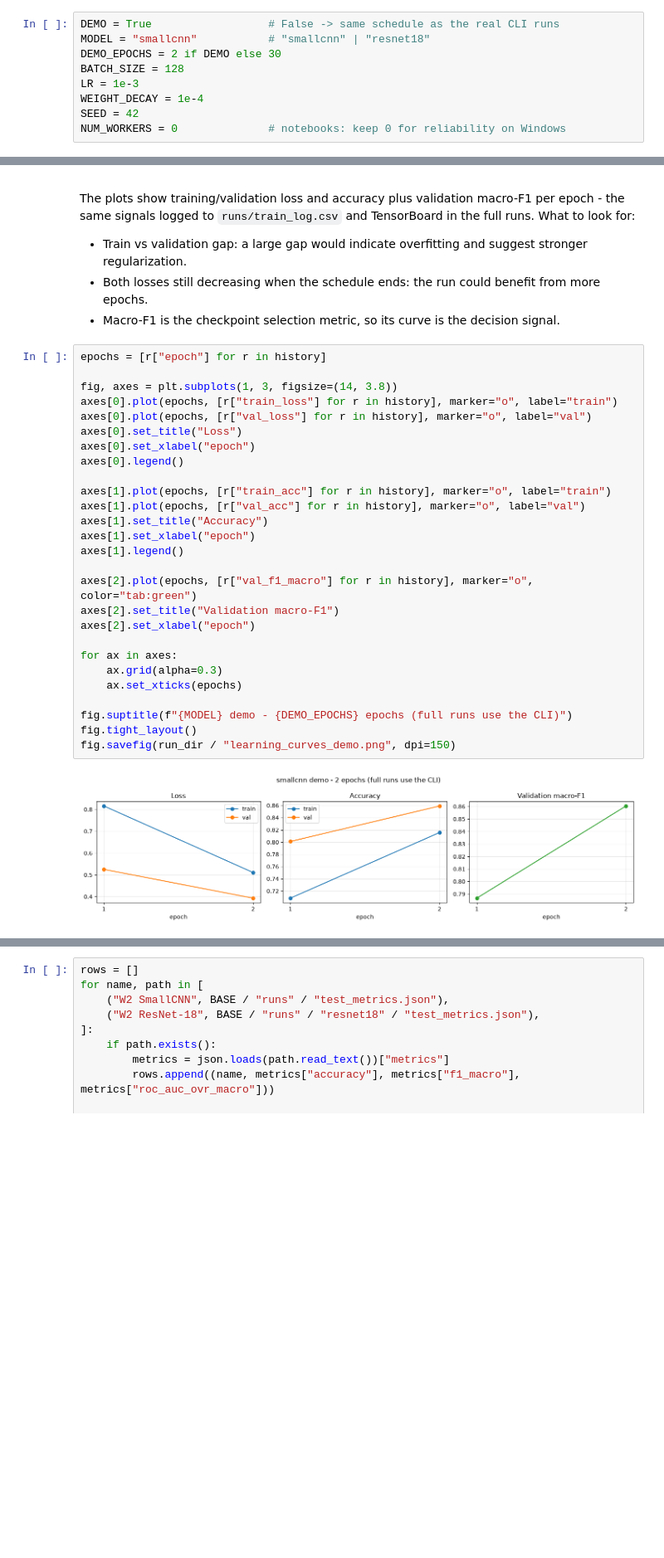
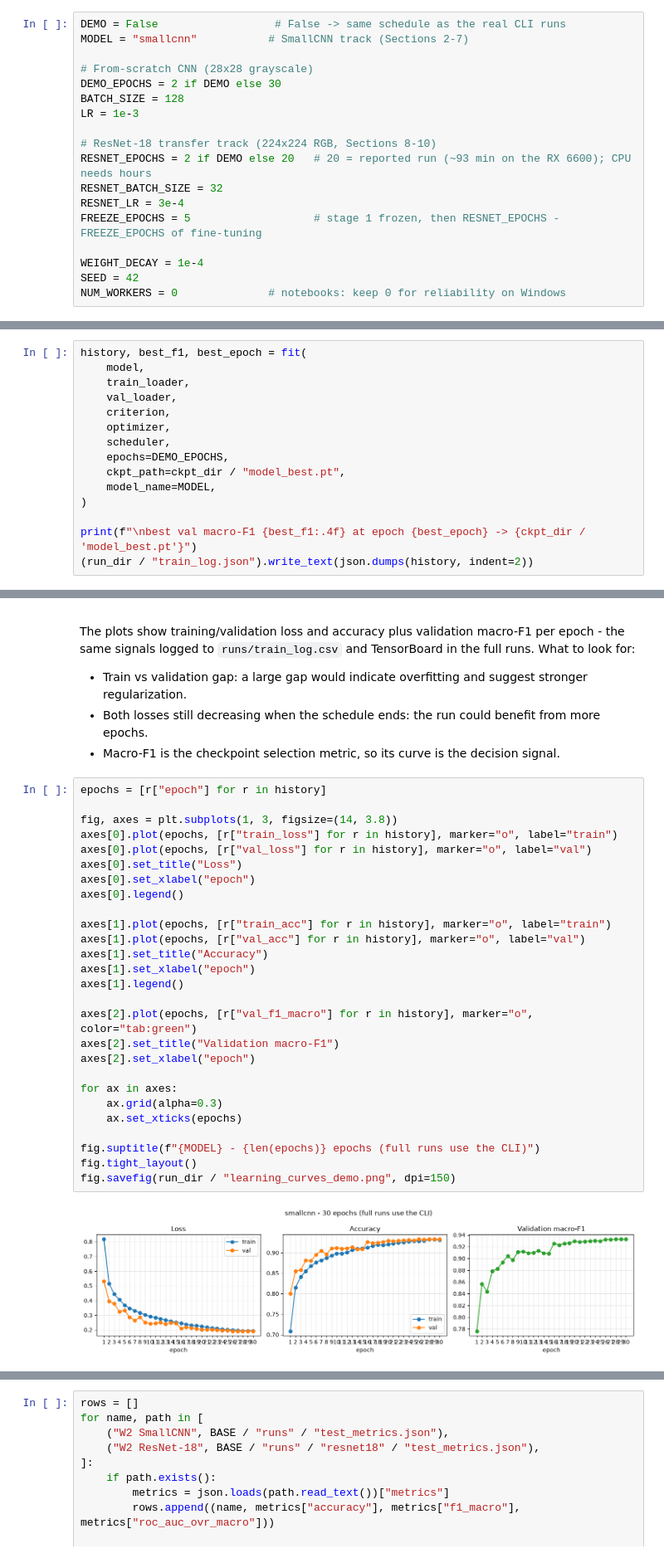
Before and after one commit to Ezra3578/MachineLearning, a Jupyter notebook: Workshop_2/notebooks/Training_Pipeline.ipynb, the cells around one changed output, grey strips where cells are left out. Shown at 83% size. Drawn from its saved outputs; the diff is of its cells as text; blank space fills up the shorter version.

```diff
--- a/Workshop_2/notebooks/Training_Pipeline.ipynb
+++ b/Workshop_2/notebooks/Training_Pipeline.ipynb
@@ -26,9 +31,18 @@ Centralized run parameters, so a change here is enough to reproduce a different
 # %%
-DEMO = True                  # False -> same schedule as the real CLI runs
-MODEL = "smallcnn"           # "smallcnn" | "resnet18"
+DEMO = False                  # False -> same schedule as the real CLI runs
+MODEL = "smallcnn"           # SmallCNN track (Sections 2-7)
+
+# From-scratch CNN (28x28 grayscale)
 DEMO_EPOCHS = 2 if DEMO else 30
 BATCH_SIZE = 128
 LR = 1e-3
+
+# ResNet-18 transfer track (224x224 RGB, Sections 8-10)
+RESNET_EPOCHS = 2 if DEMO else 20   # 20 = reported run (~93 min on the RX 6600); CPU needs hours
+RESNET_BATCH_SIZE = 32
+RESNET_LR = 3e-4
+FREEZE_EPOCHS = 5                   # stage 1 frozen, then RESNET_EPOCHS - FREEZE_EPOCHS of fine-tuning
+
 WEIGHT_DECAY = 1e-4
 SEED = 42
 NUM_WORKERS = 0              # notebooks: keep 0 for reliability on Windows
@@ -238,0 +272,15 @@ best val macro-F1 0.8604 at epoch 2 -> C:\Users\jhoja\Documents\Universidad\Seme
+# %%
+history, best_f1, best_epoch = fit(
+    model,
+    train_loader,
+    val_loader,
+    criterion,
+    optimizer,
+    scheduler,
+    epochs=DEMO_EPOCHS,
+    ckpt_path=ckpt_dir / "model_best.pt",
+    model_name=MODEL,
+)
+
+print(f"\nbest val macro-F1 {best_f1:.4f} at epoch {best_epoch} -> {ckpt_dir / 'model_best.pt'}")
+(run_dir / "train_log.json").write_text(json.dumps(history, indent=2))
@@ -247,32 +314,32 @@ The plots show training/validation loss and accuracy plus validation macro-F1 pe
 # %%
 epochs = [r["epoch"] for r in history]
 
 fig, axes = plt.subplots(1, 3, figsize=(14, 3.8))
 axes[0].plot(epochs, [r["train_loss"] for r in history], marker="o", label="train")
 axes[0].plot(epochs, [r["val_loss"] for r in history], marker="o", label="val")
 axes[0].set_title("Loss")
 axes[0].set_xlabel("epoch")
 axes[0].legend()
 
 axes[1].plot(epochs, [r["train_acc"] for r in history], marker="o", label="train")
 axes[1].plot(epochs, [r["val_acc"] for r in history], marker="o", label="val")
 axes[1].set_title("Accuracy")
 axes[1].set_xlabel("epoch")
 axes[1].legend()
 
 axes[2].plot(epochs, [r["val_f1_macro"] for r in history], marker="o", color="tab:green")
 axes[2].set_title("Validation macro-F1")
 axes[2].set_xlabel("epoch")
 
 for ax in axes:
     ax.grid(alpha=0.3)
     ax.set_xticks(epochs)
 
-fig.suptitle(f"{MODEL} demo - {DEMO_EPOCHS} epochs (full runs use the CLI)")
+fig.suptitle(f"{MODEL} - {len(epochs)} epochs (full runs use the CLI)")
 fig.tight_layout()
 fig.savefig(run_dir / "learning_curves_demo.png", dpi=150)
 # %% [output]
-[figure, old version]
+[figure, new version]
 # %% [markdown]
 ## 7. Test-set evaluation
 
```
Also changed, not shown: parts of 28 cells of this notebook, 4 other files.
